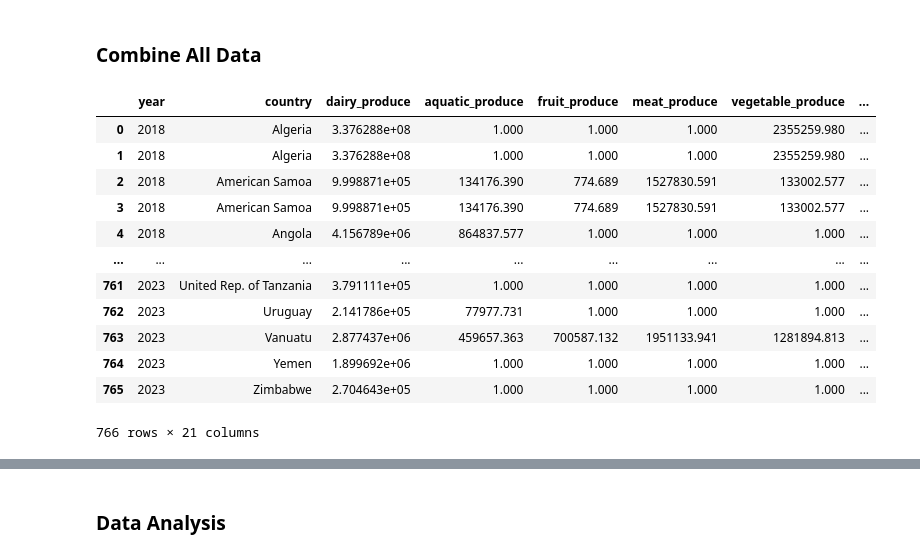
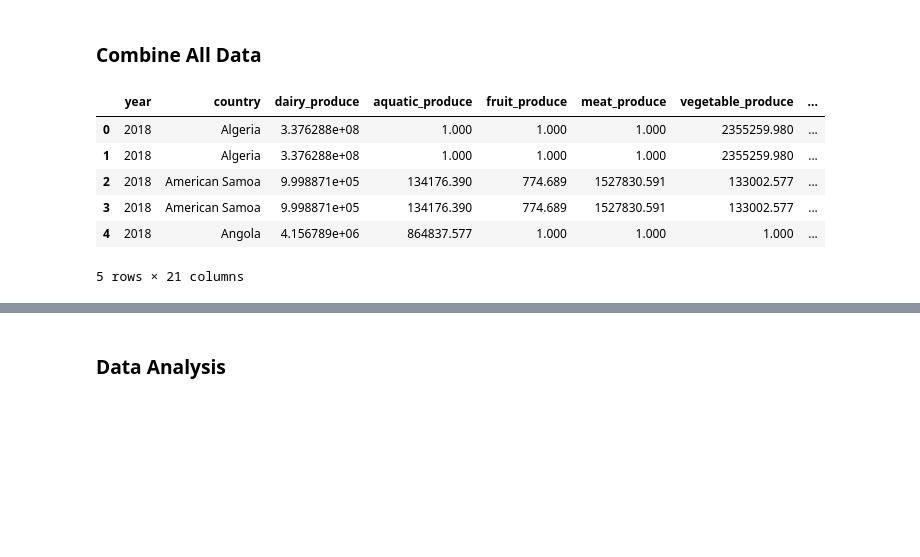
Before and after one commit to wesley0628/Food_Output_Analysis, a Jupyter notebook: trade_analysis.ipynb, the cells around one changed output, grey strips where cells are left out. Cells and saved outputs as stored; diff of their text form; code cells hidden in the pictures; blank space fills up the shorter version.

```diff
--- a/trade_analysis.ipynb
+++ b/trade_analysis.ipynb
@@ -205,28 +205,22 @@ continent.head()
 # %%
 final_data = all_trade_value.merge(overall_gdp, on=['country', 'year'], how='inner')
 final_data = final_data.merge(average_gdp, on=['country', 'year'], how='inner')
 final_data = final_data.merge(covid_vacc, on=['country', 'year'], how='inner')
 final_data = final_data.merge(freight, on=['country', 'year'], how='inner')
 final_data = final_data.merge(inflation, on=['country', 'year'], how='inner')
 final_data = final_data.merge(covid_death_rate, on=['country', 'year'], how='inner')
 final_data = final_data.merge(fta, on=['country', 'year'], how='inner')
 final_data = final_data.merge(continent, on=['country', 'year'], how='inner')
 final_data.drop(["Country Code"], axis=1, inplace=True)
-final_data
+final_data.head()
 # %% [output]
 |  | year | country | dairy_produce | aquatic_produce | fruit_produce | meat_produce | vegetable_produce | ... |
 | 0 | 2018 | Algeria | 3.376288e+08 | 1.000 | 1.000 | 1.000 | 2355259.980 | ... |
 | 1 | 2018 | Algeria | 3.376288e+08 | 1.000 | 1.000 | 1.000 | 2355259.980 | ... |
 | 2 | 2018 | American Samoa | 9.998871e+05 | 134176.390 | 774.689 | 1527830.591 | 133002.577 | ... |
 | 3 | 2018 | American Samoa | 9.998871e+05 | 134176.390 | 774.689 | 1527830.591 | 133002.577 | ... |
 | 4 | 2018 | Angola | 4.156789e+06 | 864837.577 | 1.000 | 1.000 | 1.000 | ... |
-| ... | ... | ... | ... | ... | ... | ... | ... | ... |
-| 761 | 2023 | United Rep. of Tanzania | 3.791111e+05 | 1.000 | 1.000 | 1.000 | 1.000 | ... |
-| 762 | 2023 | Uruguay | 2.141786e+05 | 77977.731 | 1.000 | 1.000 | 1.000 | ... |
-| 763 | 2023 | Vanuatu | 2.877437e+06 | 459657.363 | 700587.132 | 1951133.941 | 1281894.813 | ... |
-| 764 | 2023 | Yemen | 1.899692e+06 | 1.000 | 1.000 | 1.000 | 1.000 | ... |
-| 765 | 2023 | Zimbabwe | 2.704643e+05 | 1.000 | 1.000 | 1.000 | 1.000 | ... |
-766 rows × 21 columns
+5 rows × 21 columns
 # %%
 final_data_save = all_trade_value_for_save.merge(overall_gdp, on=['country', 'year'], how='inner')
 final_data_save = final_data_save.merge(average_gdp, on=['country', 'year'], how='inner')
```
Also changed, not shown: parts of 17 cells of this notebook, 1 other file.
